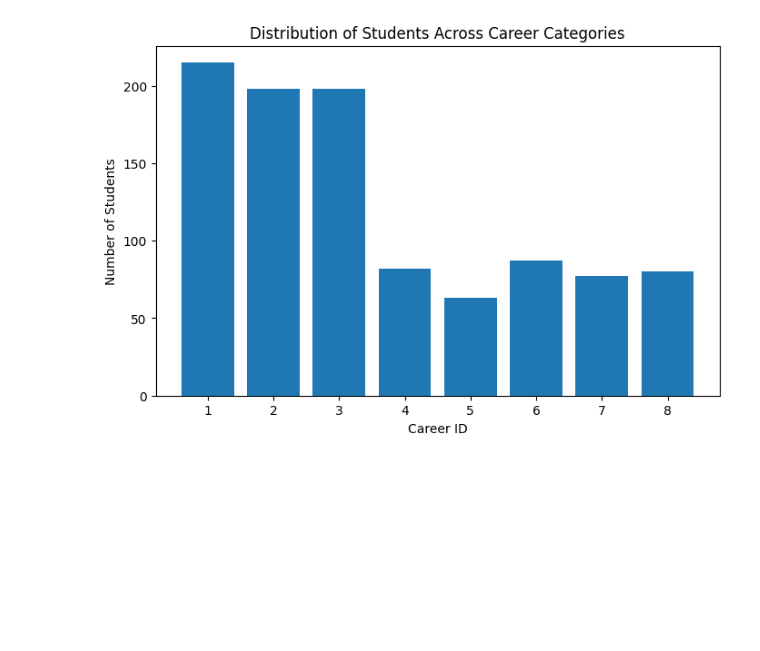
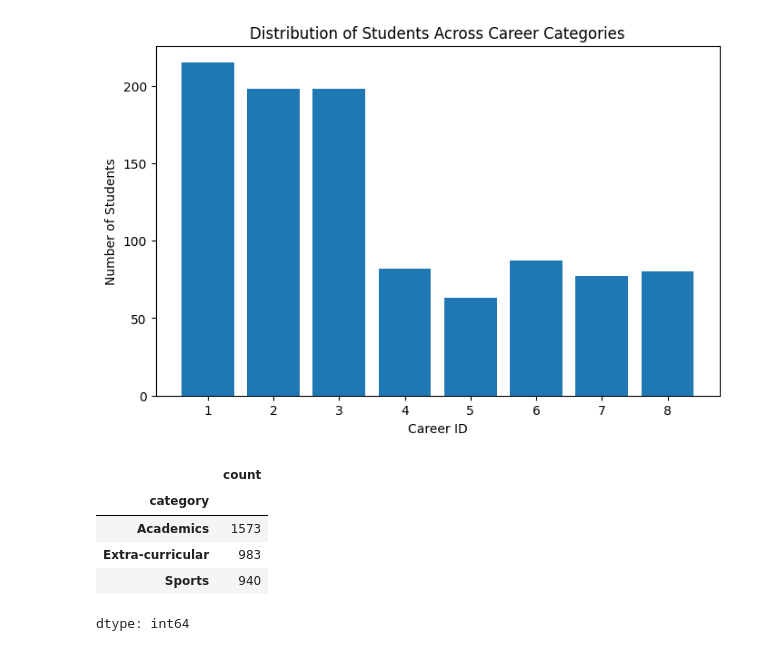
Before and after one commit to PrasastiBaitharu/ybi_foundation, a Jupyter notebook: YBI_45_DAY_INTERNSHIP.ipynb, the cells around one changed output. Cells and saved outputs as stored; diff of their text form; code cells hidden in the pictures; blank space fills up the shorter version.

```diff
--- a/YBI_45_DAY_INTERNSHIP.ipynb
+++ b/YBI_45_DAY_INTERNSHIP.ipynb
@@ -285,3 +285,12 @@ plt.ylabel("Number of Students")
 plt.show()
 # %% [output]
 [figure]
+# %%
+activity_df["category"].value_counts()
+# %% [output]
+|  | count |
+| category |  |
+| Academics | 1573 |
+| Extra-curricular | 983 |
+| Sports | 940 |
+dtype: int64
```
Also changed, not shown: parts of 2 cells of this notebook.
